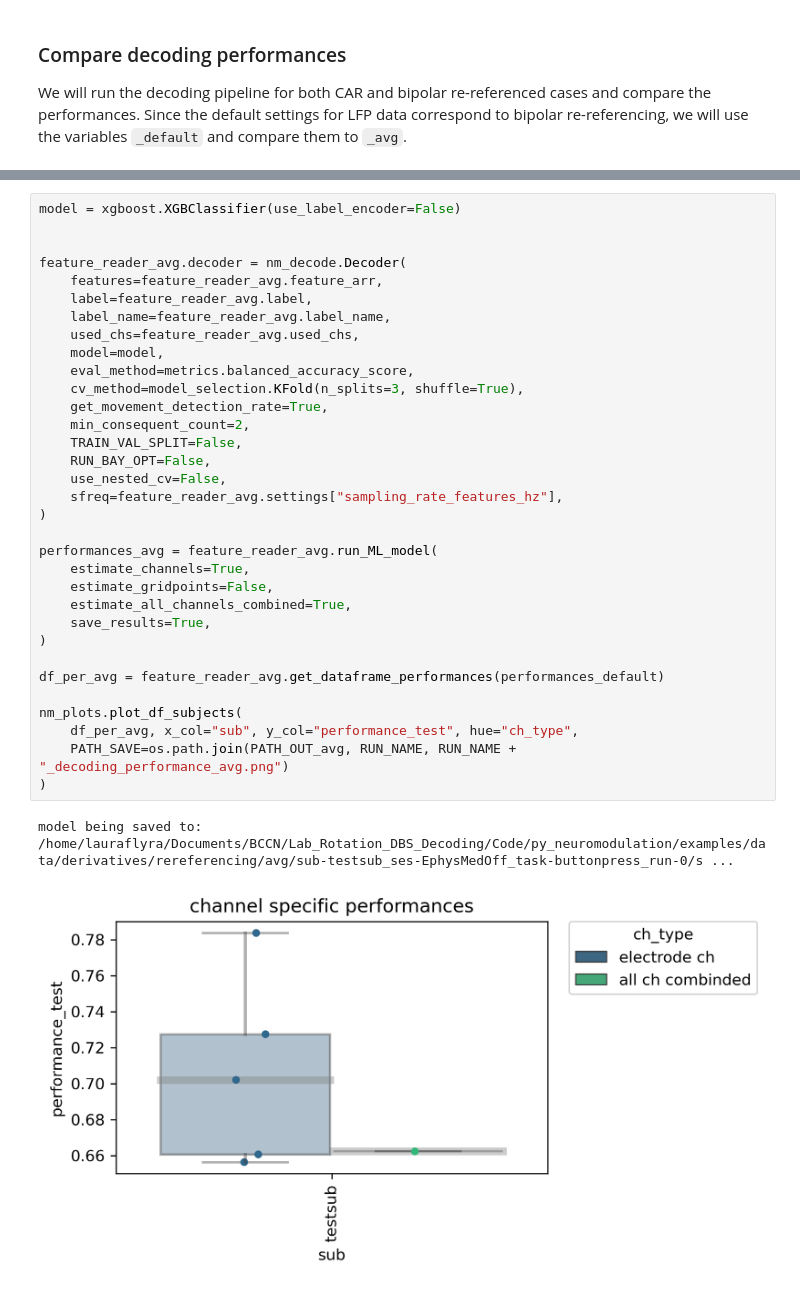
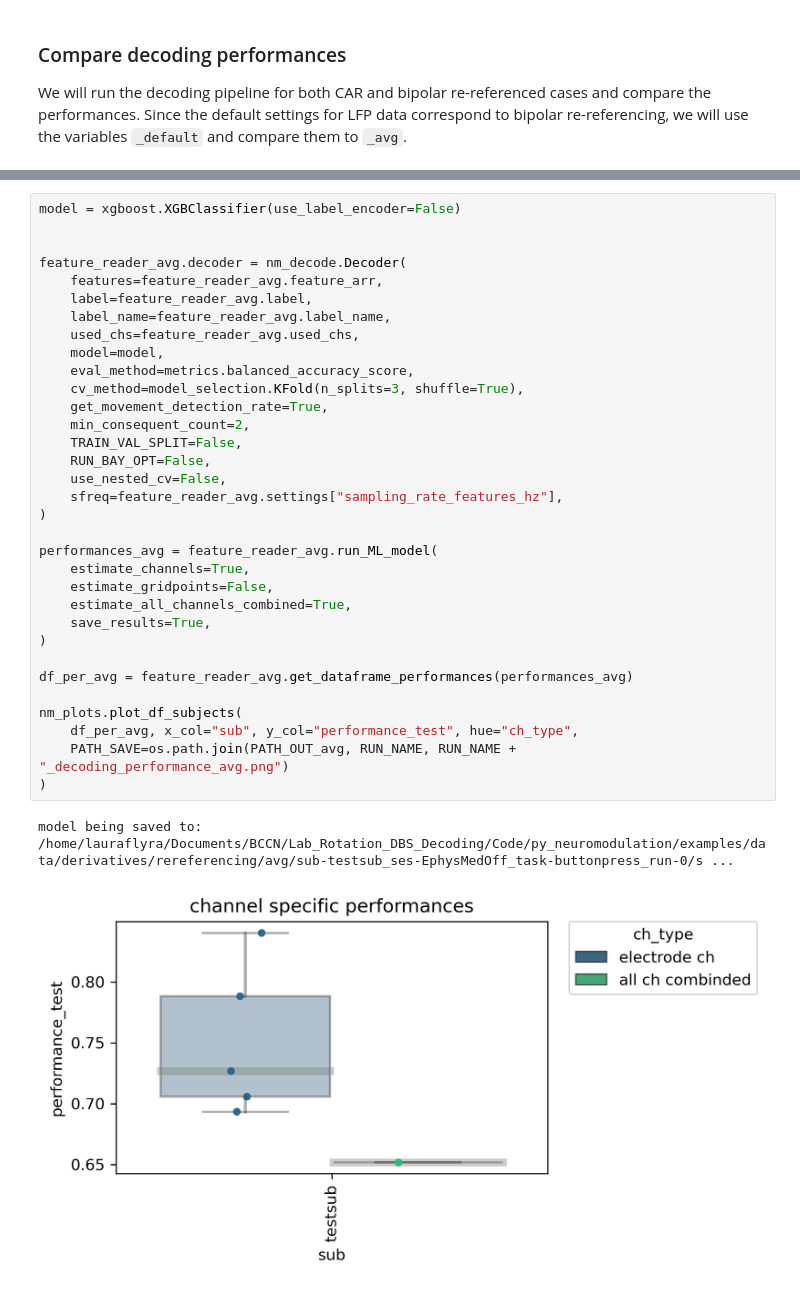
Before and after one commit to neuromodulation/py_neuromodulation, a Jupyter notebook: examples/example_rereferencing.ipynb, the cells around one changed output, grey strips where cells are left out. Drawn from its saved outputs; the diff is of its cells as text.

```diff
--- a/examples/example_rereferencing.ipynb
+++ b/examples/example_rereferencing.ipynb
@@ -494,32 +493,32 @@ model = xgboost.XGBClassifier(use_label_encoder=False)
 feature_reader_avg.decoder = nm_decode.Decoder(
     features=feature_reader_avg.feature_arr,
     label=feature_reader_avg.label,
     label_name=feature_reader_avg.label_name,
     used_chs=feature_reader_avg.used_chs,
     model=model,
     eval_method=metrics.balanced_accuracy_score,
     cv_method=model_selection.KFold(n_splits=3, shuffle=True),
     get_movement_detection_rate=True,
     min_consequent_count=2,
     TRAIN_VAL_SPLIT=False,
     RUN_BAY_OPT=False,
     use_nested_cv=False,
     sfreq=feature_reader_avg.settings["sampling_rate_features_hz"],
 )
 
 performances_avg = feature_reader_avg.run_ML_model(
     estimate_channels=True,
     estimate_gridpoints=False,
     estimate_all_channels_combined=True,
     save_results=True,
 )
 
-df_per_avg = feature_reader_avg.get_dataframe_performances(performances_default)
+df_per_avg = feature_reader_avg.get_dataframe_performances(performances_avg)
 
 nm_plots.plot_df_subjects(
     df_per_avg, x_col="sub", y_col="performance_test", hue="ch_type",
     PATH_SAVE=os.path.join(PATH_OUT_avg, RUN_NAME, RUN_NAME + "_decoding_performance_avg.png")
 )
 # %% [output]
 model being saved to: /home/lauraflyra/Documents/BCCN/Lab_Rotation_DBS_Decoding/Code/py_neuromodulation/examples/data/derivatives/rereferencing/avg/sub-testsub_ses-EphysMedOff_task-buttonpress_run-0/s ...
-[figure, old version]
+[figure, new version]
```
Also changed, not shown: parts of 1 cell of this notebook.
